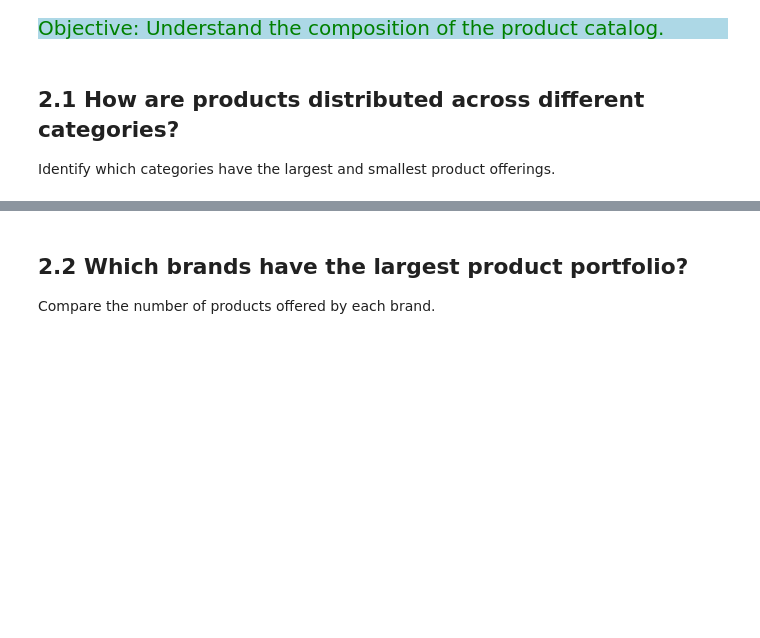
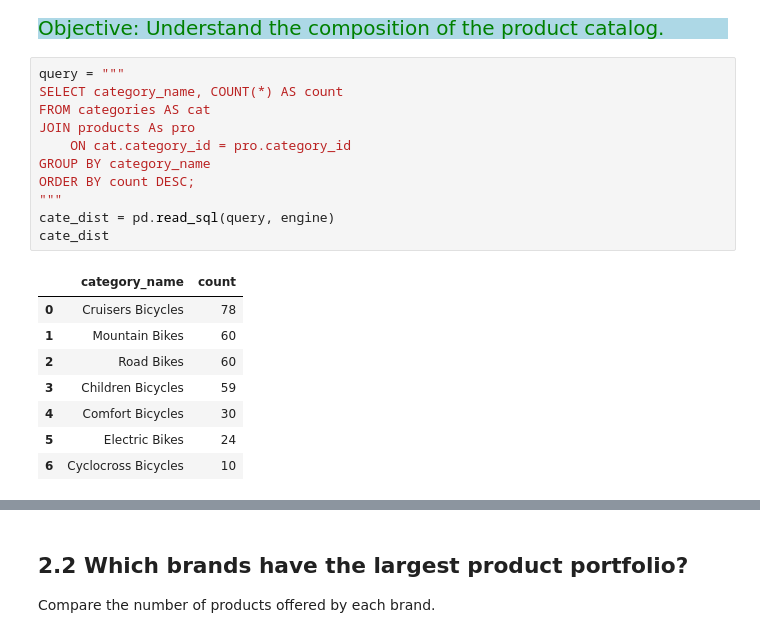
Before and after one commit to Kartika-Nidhi/Biker_Store_Analysis_SQL, a Jupyter notebook: BikeStoreAnalysisSQl.ipynb, the cells around one changed output, grey strips where cells are left out. Cells and saved outputs as stored; diff of their text form; blank space fills up the shorter version.

Commit message:
Product catalog analsis 1/5 completed

```diff
--- a/BikeStoreAnalysisSQl.ipynb
+++ b/BikeStoreAnalysisSQl.ipynb
@@ -153,7 +154,23 @@ categories  = pd.read_csv('categories.csv')
 # 2. Product Portfolio Analysis
 # %% [markdown]
 <div style = "background-color:lightblue; color:green; font-size:20px; text-align:justify">Objective: Understand the composition of the product catalog.
-# %% [markdown]
-## 2.1 How are products distributed across different categories?
-
-Identify which categories have the largest and smallest product offerings.
+# %%
+query = """
+SELECT category_name, COUNT(*) AS count
+FROM categories AS cat
+JOIN products As pro
+    ON cat.category_id = pro.category_id
+GROUP BY category_name
+ORDER BY count DESC;
+"""
+cate_dist = pd.read_sql(query, engine)
+cate_dist
+# %% [output]
+|  | category_name | count |
+| 0 | Cruisers Bicycles | 78 |
+| 1 | Mountain Bikes | 60 |
+| 2 | Road Bikes | 60 |
+| 3 | Children Bicycles | 59 |
+| 4 | Comfort Bicycles | 30 |
+| 5 | Electric Bikes | 24 |
+| 6 | Cyclocross Bicycles | 10 |
```
Also changed, not shown: parts of 4 cells of this notebook.
